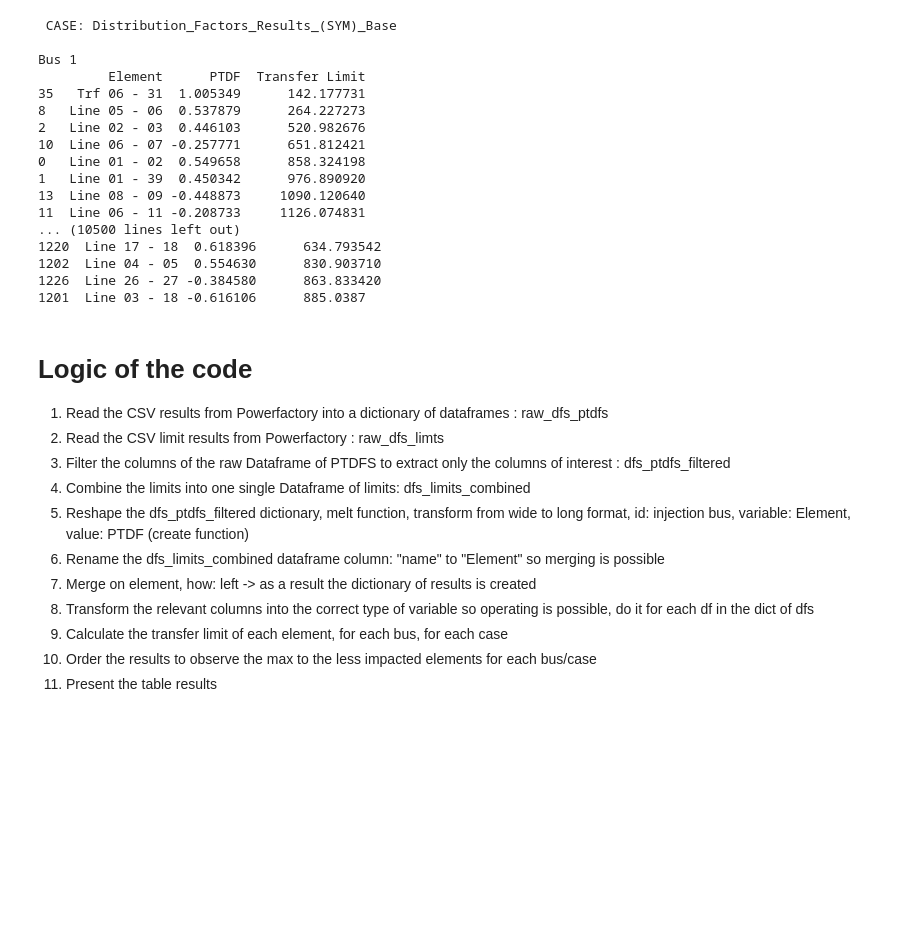
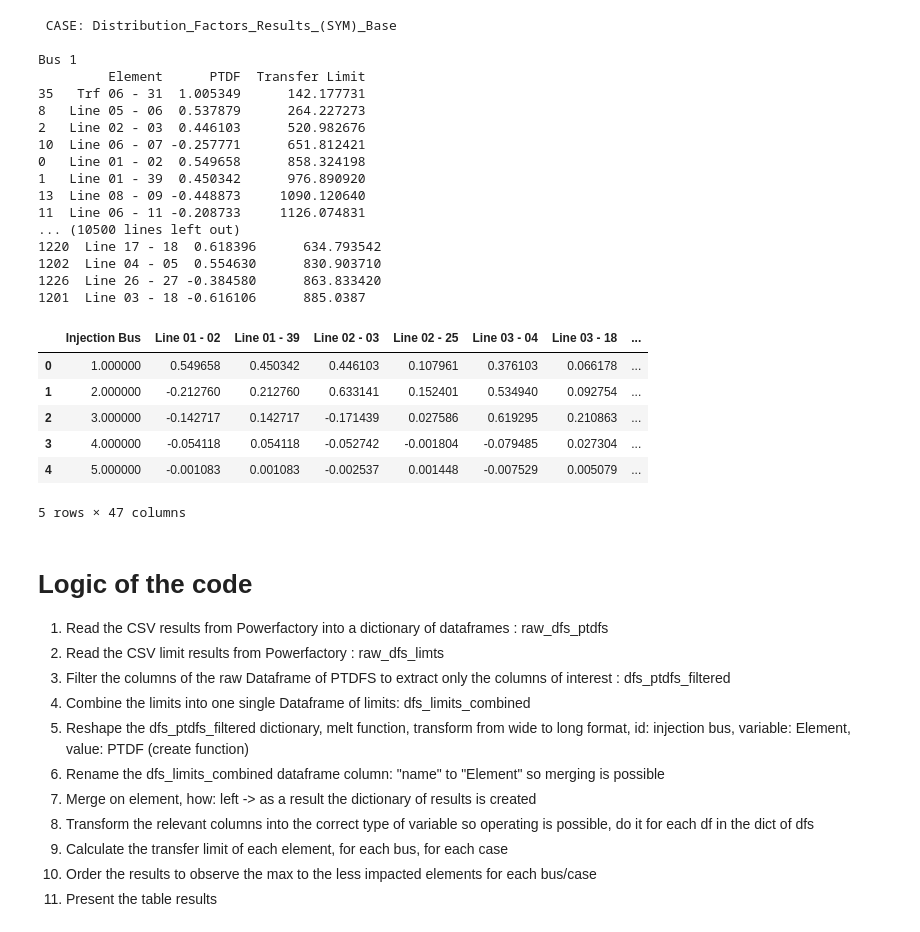
Before and after one commit to marioataveraleon/Thesis, a Jupyter notebook: Scripts/tca.ipynb, the cells around one changed output. Cells and saved outputs as stored; diff of their text form; code cells hidden in the pictures; blank space fills up the shorter version.

```diff
--- a/Scripts/tca.ipynb
+++ b/Scripts/tca.ipynb
@@ -255,6 +255,20 @@ Bus 1
 1202  Line 04 - 05  0.554630      830.903710
 1226  Line 26 - 27 -0.384580      863.833420
 1201  Line 03 - 18 -0.616106      885.0387
+# %%
+ptdf_dfs_filtered["Distribution_Factors_Results_(SYM)_Base"].head()
+#Seller: bus 1 : Hago inyeccion
+#Buyer: Bus2: Extraigo
+#PTDF_B1 ; PTDF_B2 : PTDF_1->2 = PTDF_1 - PTDF_2 = 0.5496 - (-0.2127) =
+#PTDF 1->2 : Line 01-02, Line 01-39:
+# %% [output]
+|  | Injection Bus | Line 01 - 02 | Line 01 - 39 | Line 02 - 03 | Line 02 - 25 | Line 03 - 04 | Line 03 - 18 | ... |
+| 0 | 1.000000 | 0.549658 | 0.450342 | 0.446103 | 0.107961 | 0.376103 | 0.066178 | ... |
+| 1 | 2.000000 | -0.212760 | 0.212760 | 0.633141 | 0.152401 | 0.534940 | 0.092754 | ... |
+| 2 | 3.000000 | -0.142717 | 0.142717 | -0.171439 | 0.027586 | 0.619295 | 0.210863 | ... |
+| 3 | 4.000000 | -0.054118 | 0.054118 | -0.052742 | -0.001804 | -0.079485 | 0.027304 | ... |
+| 4 | 5.000000 | -0.001083 | 0.001083 | -0.002537 | 0.001448 | -0.007529 | 0.005079 | ... |
+5 rows × 47 columns
 # %% [markdown]
 # Logic of the code
 
```
Also changed, not shown: parts of 1 cell of this notebook, 3 other files.
